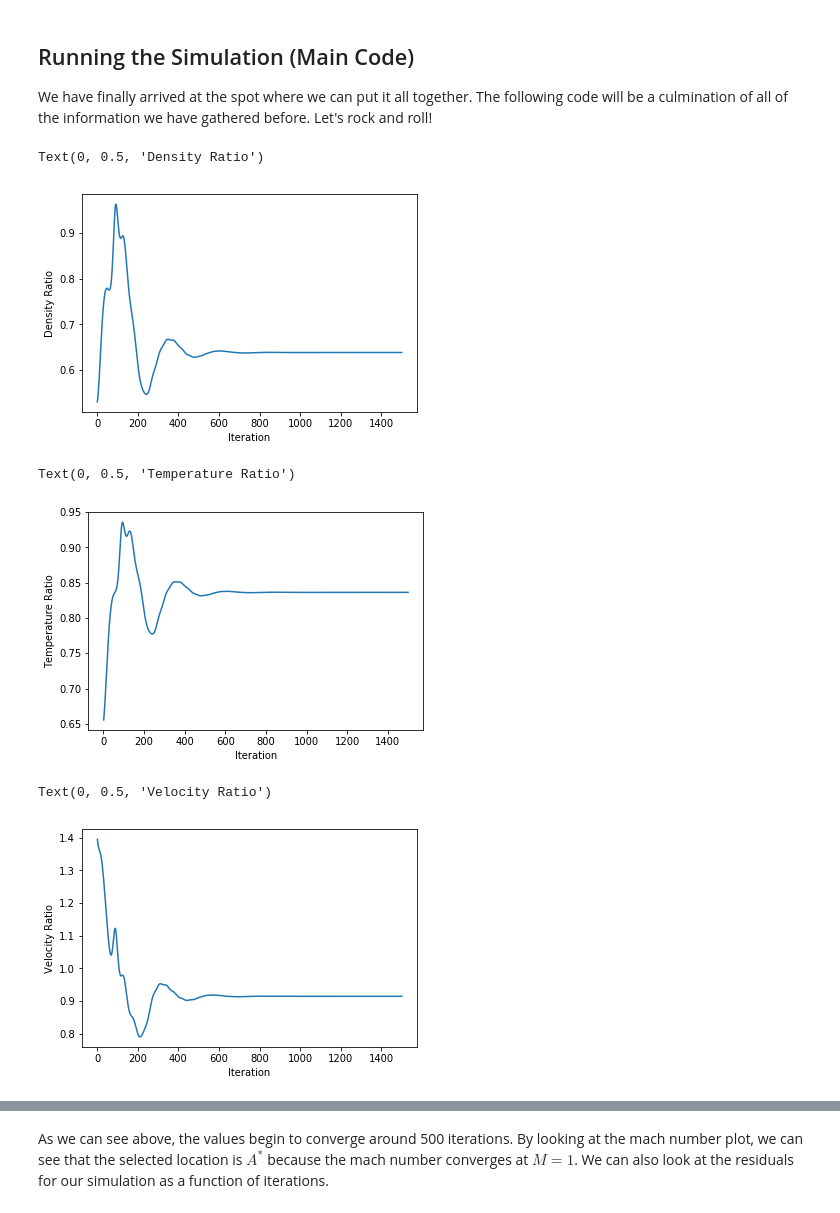
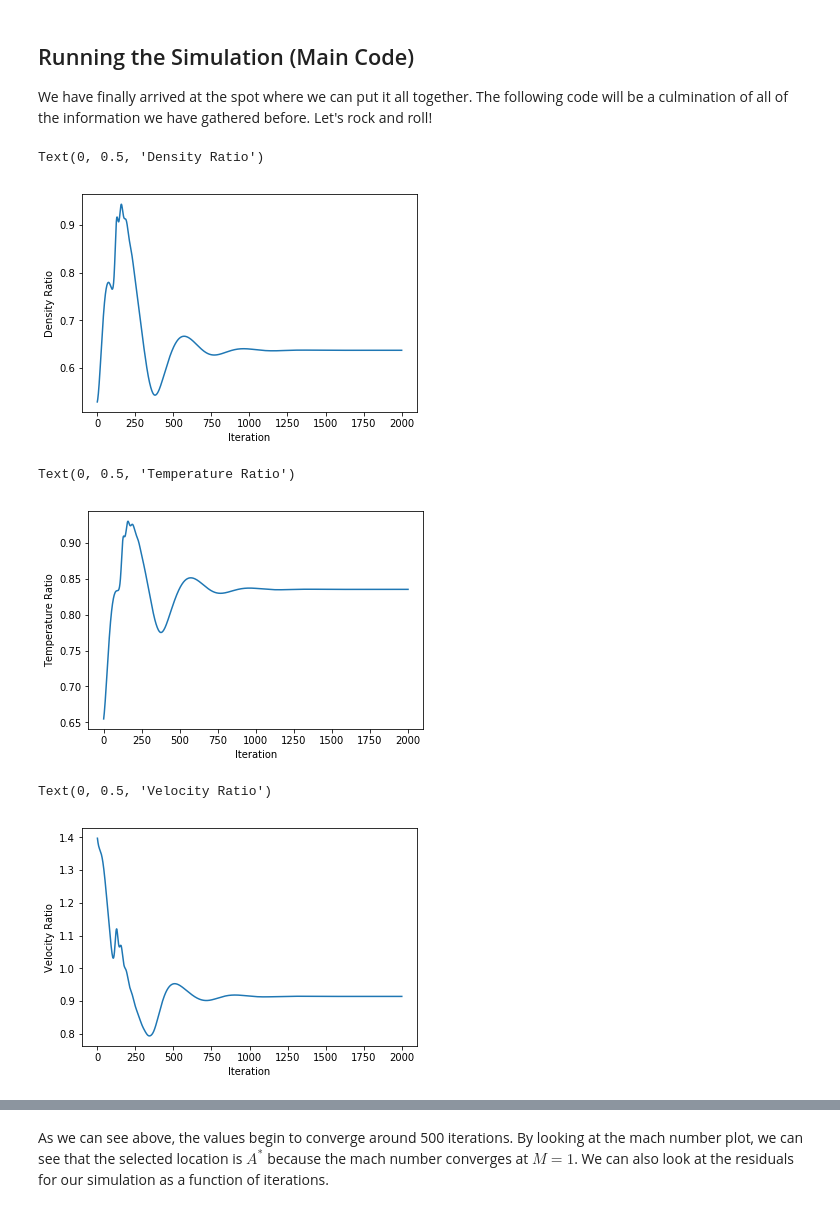
Before and after one commit to bjreddish/CFD, a Jupyter notebook: nozzleFlow/nozzleFlowCFD.ipynb, the cells around one changed output, grey strips where cells are left out. Drawn from its saved outputs; the diff is of its cells as text; code cells hidden in the pictures.

```diff
--- a/nozzleFlow/nozzleFlowCFD.ipynb
+++ b/nozzleFlow/nozzleFlowCFD.ipynb
@@ -425,7 +425,7 @@ We have finally arrived at the spot where we can put it all together. The follow
 ## Main Script for quasi-1D-nozzle flow
 
 #Initialize our gird
-numPts =31 # number of grid points
+numPts =61 # number of grid points
 length = 3  # nondimensional length of out nozzle
 gridLoc = np.linspace(0,length,numPts)
 area = 1+2.2*(gridLoc-1.5)**2
@@ -439,13 +439,13 @@ vel = (0.1+1.09*gridLoc)*temp**0.5
 a = temp**0.5 #speed of sound
 
 #Calculate first courant number
-cNum = 0.4 # Courant number
+cNum = 0.5 # Courant number
 deltax = length/(numPts-1)
 dtLocal = cNum *(deltax/(a+vel))
 deltat = min(dtLocal)
 
 #Iterations and plotting set up
-totalIter = 1500
+totalIter = 2000
 rhoPlot = np.zeros(totalIter)
 tempPlot = np.zeros(totalIter)
 velPlot = np.zeros(totalIter)
@@ -453,48 +453,48 @@ machPlot = np.zeros(totalIter)
 rhoRes = np.zeros(totalIter)
 velRes = np.zeros(totalIter)
 k = int(numPts/2)
 
 iter=1
 #Iterate
 while iter <= totalIter:
     rho,vel,temp,dRhoAv,dVAv = calcStep(rho,vel,temp,area,gamma,deltat,deltax)
     #Recalculate timestep
     a = temp**0.5 #speed of sound
     dtLocal = cNum *(deltax/(a+vel))
     deltat = min(dtLocal)
 
     #Plot the results at a spot near the middle of the nozzle
     rhoPlot[iter-1] = rho[k]
     tempPlot[iter-1] =  temp[k]
     velPlot[iter-1] = vel[k]
     machPlot[iter-1] = vel[k]/temp[k]**0.5
 
     #gather data for residual plot
     rhoRes[iter-1] = dRhoAv[k]
     velRes[iter-1] = dVAv[k]
 
     x = np.linspace(1,totalIter,totalIter)
     iter=iter+1
 pyplot.plot(x,rhoPlot)
 pyplot.xlabel('Iteration')
 pyplot.ylabel('Density Ratio')
 # %% [output]
 Text(0, 0.5, 'Density Ratio')
-[figure, old version]
+[figure, new version]
 # %%
 pyplot.plot(x,tempPlot)
 pyplot.xlabel('Iteration')
 pyplot.ylabel('Temperature Ratio')
 # %% [output]
 Text(0, 0.5, 'Temperature Ratio')
-[figure, old version]
+[figure, new version]
 # %%
 pyplot.plot(x,velPlot)
 pyplot.xlabel('Iteration')
 pyplot.ylabel('Velocity Ratio')
 # %% [output]
 Text(0, 0.5, 'Velocity Ratio')
-[figure, old version]
+[figure, new version]
 # %%
 pyplot.plot(x,machPlot)
 pyplot.xlabel('Iteration')
```
Also changed, not shown: parts of 2 cells of this notebook.
